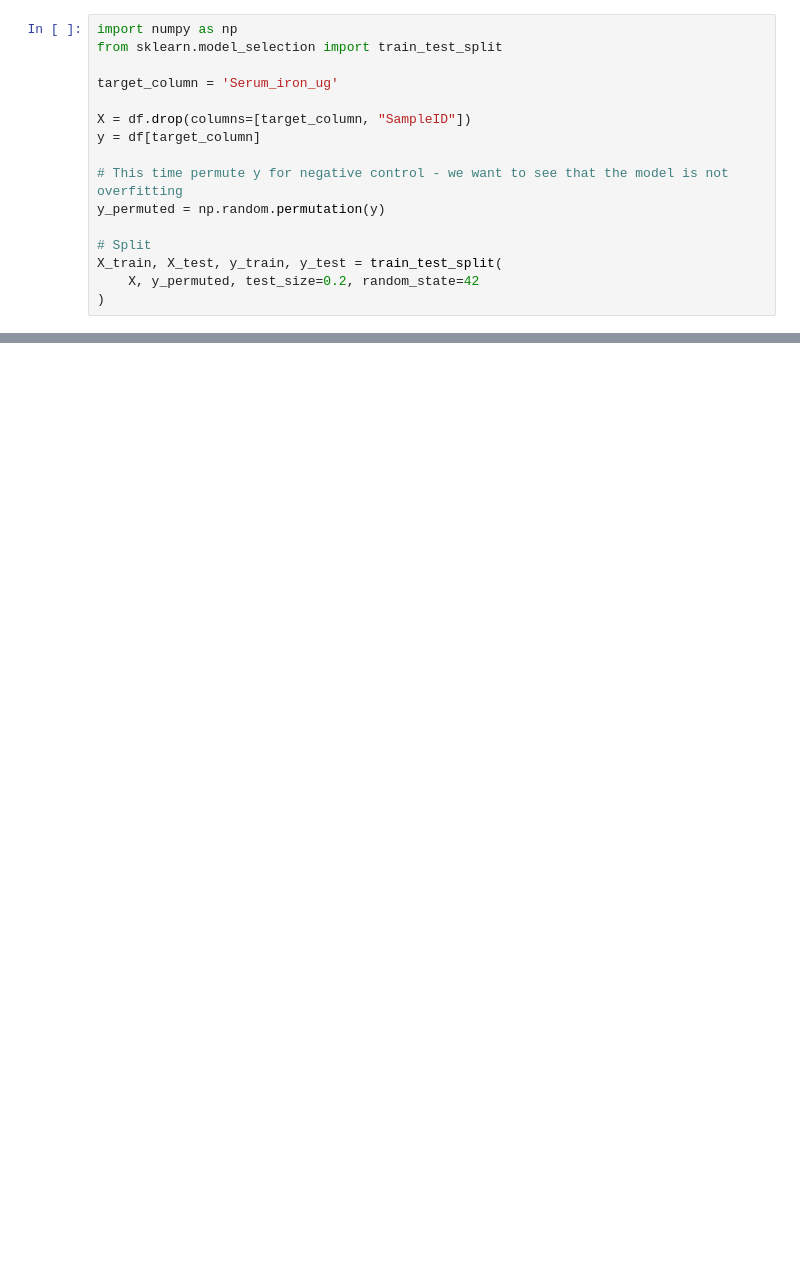
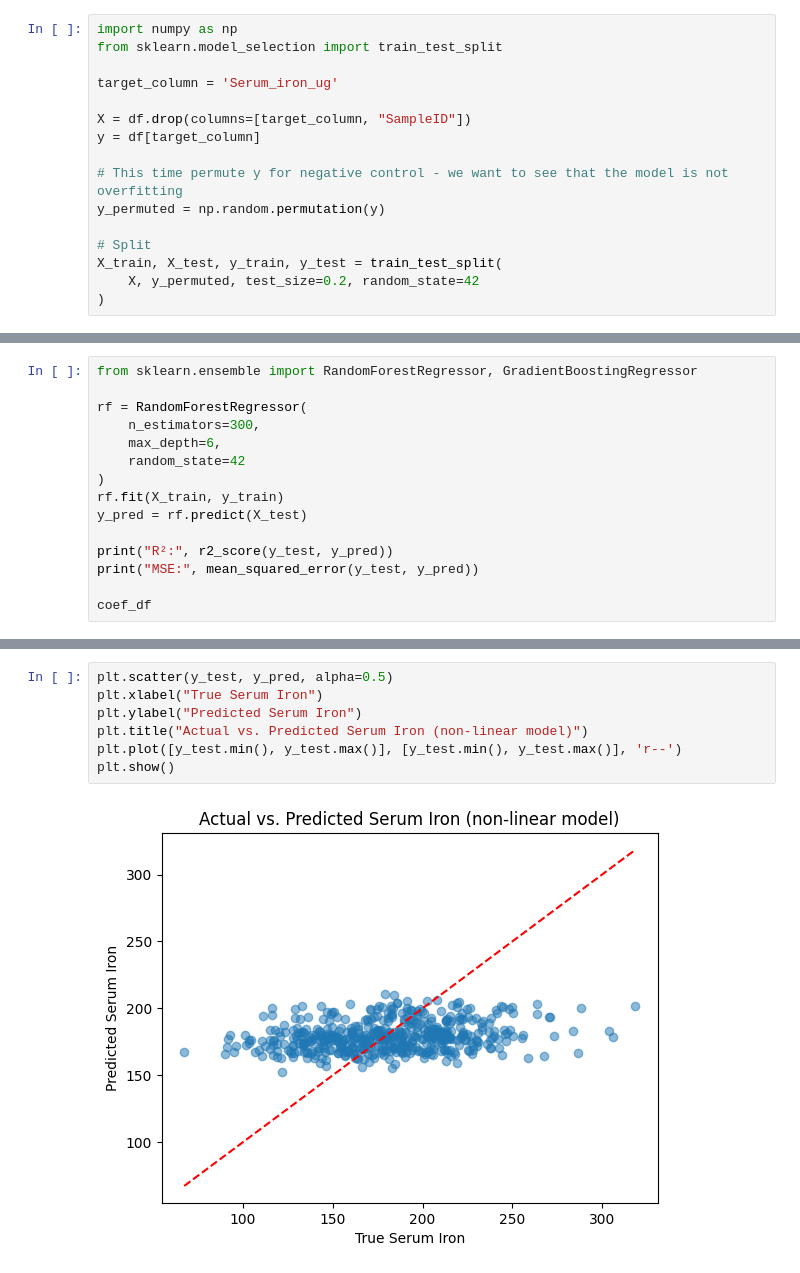
Before and after one commit to mariaponomarova/ML_project, a Jupyter notebook: bayes_ridge_regressor.ipynb, the cells around one changed output, grey strips where cells are left out. Drawn from its saved outputs; the diff is of its cells as text; blank space fills up the shorter version.

```diff
--- a/bayes_ridge_regressor.ipynb
+++ b/bayes_ridge_regressor.ipynb
@@ -110,0 +141,15 @@ R^2 Score: -0.00
+# %%
+from sklearn.ensemble import RandomForestRegressor, GradientBoostingRegressor
+
+rf = RandomForestRegressor(
+    n_estimators=300,
+    max_depth=6,
+    random_state=42
+)
+rf.fit(X_train, y_train)
+y_pred = rf.predict(X_test)
+
+print("R²:", r2_score(y_test, y_pred))
+print("MSE:", mean_squared_error(y_test, y_pred))
+
+coef_df
@@ -110,0 +177,9 @@ R^2 Score: -0.00
+# %%
+plt.scatter(y_test, y_pred, alpha=0.5)
+plt.xlabel("True Serum Iron")
+plt.ylabel("Predicted Serum Iron")
+plt.title("Actual vs. Predicted Serum Iron (non-linear model)")
+plt.plot([y_test.min(), y_test.max()], [y_test.min(), y_test.max()], 'r--')
+plt.show()
+# %% [output]
+[figure, added]
```
Also changed, not shown: parts of 7 cells of this notebook, 2 other files.
